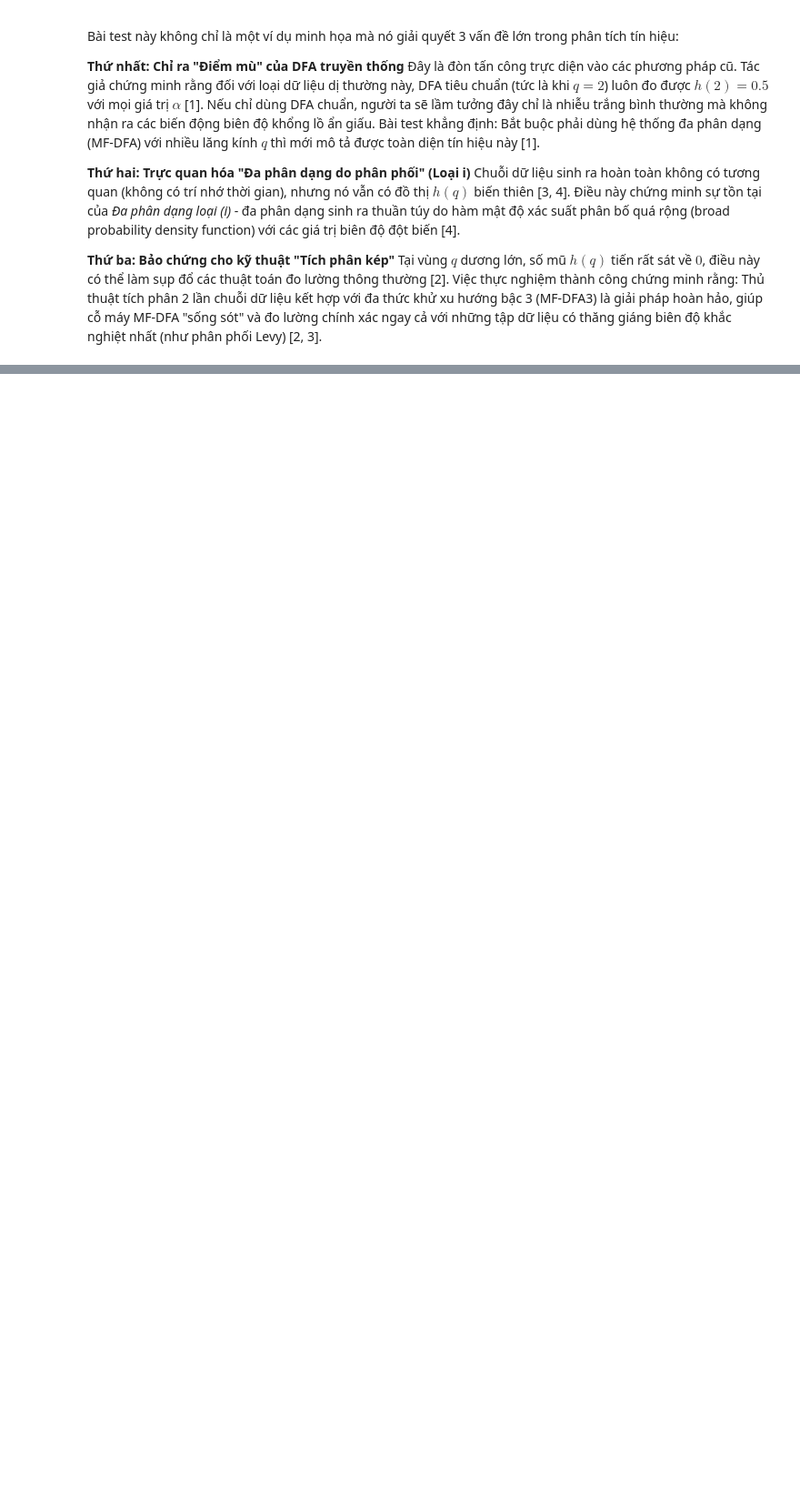
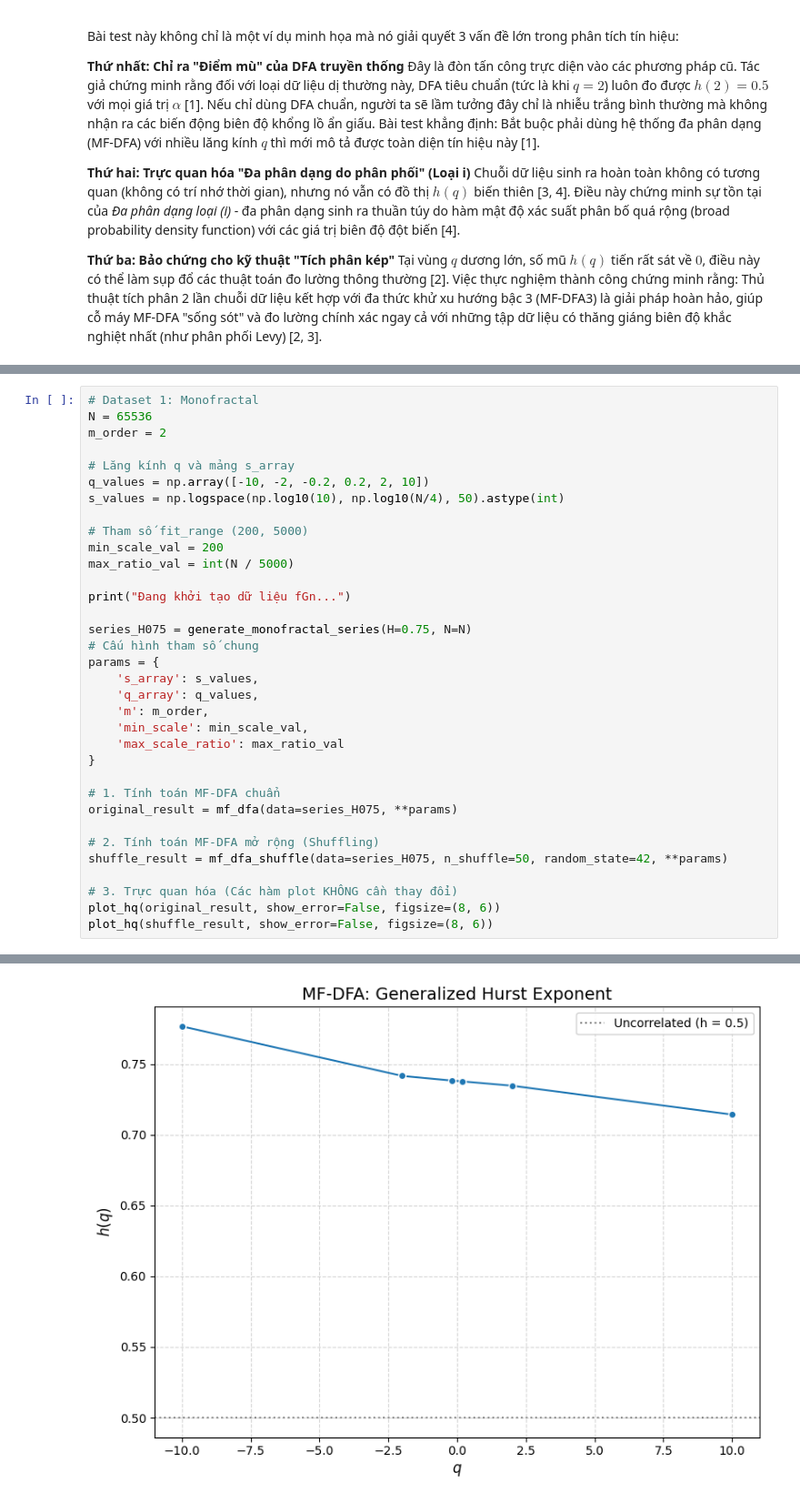
Before and after one commit to Vutu2003/Nonlinear-Time-Series-Analysis, a Jupyter notebook: paper_replications/Kantelhardt_2002_Multifractal_Analysis.ipynb, the cells around one changed output, grey strips where cells are left out. Shown at 91% size. Saved outputs shown, nothing was run; the diff lists cells and outputs as text; blank space fills up the shorter version.

Commit message:
Test shuffle and mf-dfa for distinguishing the two types of multifractal

```diff
--- a/paper_replications/Kantelhardt_2002_Multifractal_Analysis.ipynb
+++ b/paper_replications/Kantelhardt_2002_Multifractal_Analysis.ipynb
@@ -429,0 +435,35 @@ Tại vùng $q$ dương lớn, số mũ $h(q)$ tiến rất sát về $0$, đi
+# %%
+# Dataset 1: Monofractal
+N = 65536
+m_order = 2
+
+# Lăng kính q và mảng s_array
+q_values = np.array([-10, -2, -0.2, 0.2, 2, 10])
+s_values = np.logspace(np.log10(10), np.log10(N/4), 50).astype(int)
+
+# Tham số fit_range (200, 5000)
+min_scale_val = 200
+max_ratio_val = int(N / 5000)
+
+print("Đang khởi tạo dữ liệu fGn...")
+
+series_H075 = generate_monofractal_series(H=0.75, N=N)
+# Cấu hình tham số chung
+params = {
+    's_array': s_values,
+    'q_array': q_values,
+    'm': m_order,
+    'min_scale': min_scale_val,
+    'max_scale_ratio': max_ratio_val
+}
+
+# 1. Tính toán MF-DFA chuẩn
+original_result = mf_dfa(data=series_H075, **params)
+
+# 2. Tính toán MF-DFA mở rộng (Shuffling)
+shuffle_result = mf_dfa_shuffle(data=series_H075, n_shuffle=50, random_state=42, **params)
+
+# 3. Trực quan hóa (Các hàm plot KHÔNG cần thay đổi)
+plot_hq(original_result, show_error=False, figsize=(8, 6))
+plot_hq(shuffle_result, show_error=False, figsize=(8, 6))
+# %% [output]
@@ -429,0 +471 @@ Tại vùng $q$ dương lớn, số mũ $h(q)$ tiến rất sát về $0$, đi
+[figure, added]
```
Also changed, not shown: parts of 9 cells of this notebook.
